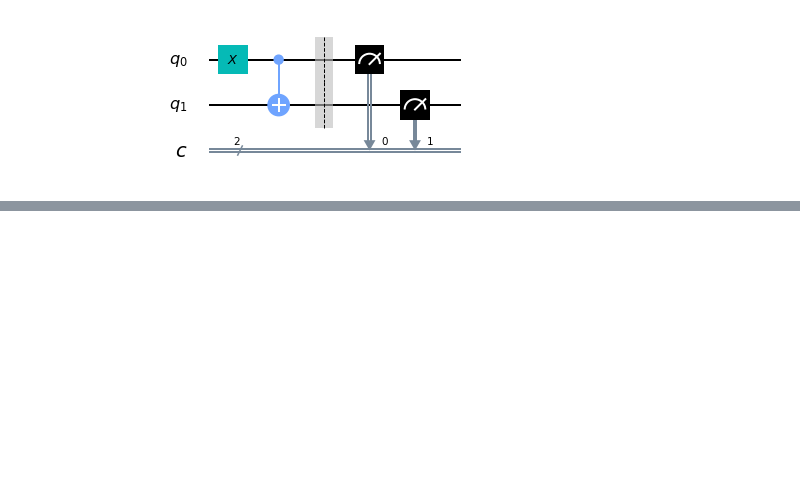
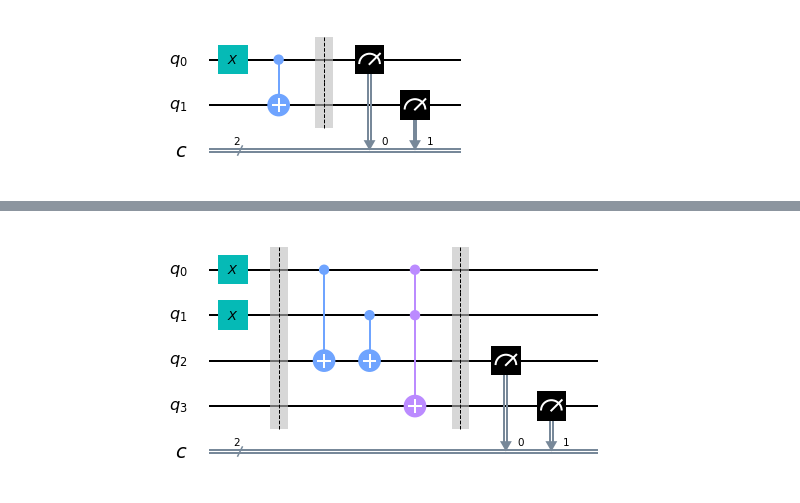
Before and after one commit to konkalaitzidis/Quantum-Computing-Programming, a Jupyter notebook: Qiskit/The-Atoms-of-Computation.ipynb, the cells around one changed output, grey strips where cells are left out. Saved outputs shown, nothing was run; the diff lists cells and outputs as text; code cells hidden in the pictures; blank space fills up the shorter version.

```diff
--- a/Qiskit/The-Atoms-of-Computation.ipynb
+++ b/Qiskit/The-Atoms-of-Computation.ipynb
@@ -114,0 +131,19 @@ qc.draw('mpl')
+# %%
+qc_ha = QuantumCircuit(4,2)
+# encode inputs in qubits 0 and 1
+qc_ha.x(0) # For a=0, remove the this line. For a=1, leave it.
+qc_ha.x(1) # For b=0, remove the this line. For b=1, leave it.
+qc_ha.barrier()
+# use cnots to write the XOR of the inputs on qubit 2
+qc_ha.cx(0,2)
+qc_ha.cx(1,2)
+# use ccx to write the AND of the inputs on qubit 3
+qc_ha.ccx(0,1,3)
+qc_ha.barrier()
+# extract outputs
+qc_ha.measure(2,0) # extract XOR value
+qc_ha.measure(3,1) # extract AND value
+
+qc_ha.draw('mpl')
+# %% [output]
+[figure, added]
```
Also changed, not shown: parts of 3 cells of this notebook, 1 other file.
